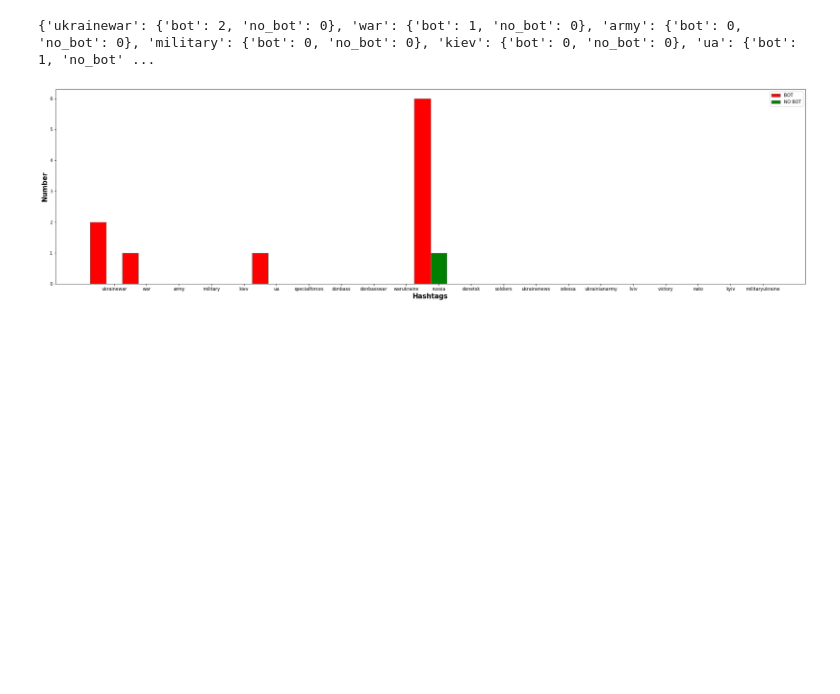
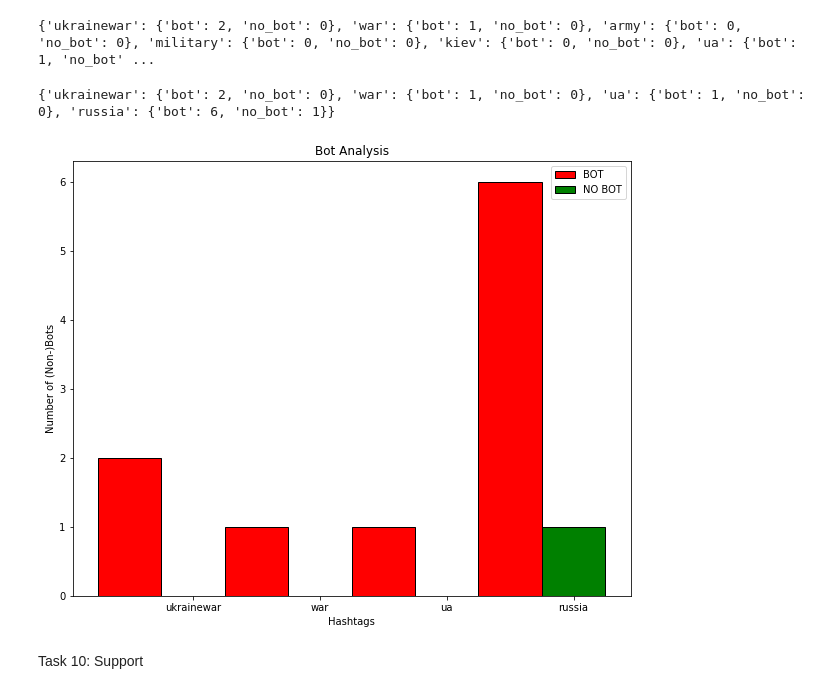
Before and after one commit to benedikt-armbruster/WarTwitterAnalysis, a Jupyter notebook: networkx.ipynb, the cells around one changed output. Drawn from its saved outputs; the diff is of its cells as text; code cells hidden in the pictures; blank space fills up the shorter version.

```diff
--- a/networkx.ipynb
+++ b/networkx.ipynb
@@ -256,7 +268,7 @@ bom = botometer.Botometer(wait_on_ratelimit=True,
 
 accounts = [key for (key,value) in list_of_usernames.items()]
 
-sample = random.choices(accounts, k=10)
+sample = random.choices(accounts, k=500)
 sample_at = [''.join(['@', s]) for s in sample]
 
 results = bom.check_accounts_in(sample_at)
@@ -309,36 +321,44 @@ for key in hashtag_bot.keys():
 print(hashtag_bot_dict)
 # %% [output]
 {'ukrainewar': {'bot': 2, 'no_bot': 0}, 'war': {'bot': 1, 'no_bot': 0}, 'army': {'bot': 0, 'no_bot': 0}, 'military': {'bot': 0, 'no_bot': 0}, 'kiev': {'bot': 0, 'no_bot': 0}, 'ua': {'bot': 1, 'no_bot' ...
+# %%
+hashtag_bot_dict_short = {key: value for key, value in hashtag_bot_dict.items() if hashtag_bot_dict[key]['bot'] > 0 or hashtag_bot_dict[key]['no_bot'] > 0}
+print(hashtag_bot_dict_short)
+# %% [output]
+{'ukrainewar': {'bot': 2, 'no_bot': 0}, 'war': {'bot': 1, 'no_bot': 0}, 'ua': {'bot': 1, 'no_bot': 0}, 'russia': {'bot': 6, 'no_bot': 1}}
 # %%
 import matplotlib.pyplot as plt
 import numpy as np
 
 # set width of bar
 barWidth = 0.5
-fig = plt.subplots(figsize =(30, 8))
+fig = plt.subplots(figsize =(10, 8))
 
 # set height of bar
-x = hashtag_bot_dict.keys()
-BOT = [x['bot'] for x in hashtag_bot_dict.values()]
-NO_BOT = [x['no_bot'] for x in hashtag_bot_dict.values()]
+x = hashtag_bot_dict_short.keys()
+BOT = [x['bot'] for x in hashtag_bot_dict_short.values()]
+NO_BOT = [x['no_bot'] for x in hashtag_bot_dict_short.values()]
 
 # Set position of bar on X axis
 br1 = np.arange(len(BOT))
 br2 = [x + barWidth for x in br1]
 
 # Make the plot
 plt.bar(br1, BOT, color ='r', width = barWidth,
-        edgecolor ='grey', label ='BOT')
+        edgecolor ='black', label ='BOT')
 plt.bar(br2, NO_BOT, color ='g', width = barWidth,
-        edgecolor ='grey', label ='NO BOT')
+        edgecolor ='black', label ='NO BOT')
 
 # Adding Xticks
-plt.xlabel('Hashtags', fontweight ='bold', fontsize = 15)
-plt.ylabel('Number', fontweight ='bold', fontsize = 15)
+plt.title('Bot Analysis')
+plt.xlabel('Hashtags')
+plt.ylabel('Number of (Non-)Bots')
 plt.xticks([r + barWidth for r in range(len(BOT))],
-        [key for key in hashtag_bot_dict.keys()])
+        [key for key in hashtag_bot_dict_short.keys()])
 
 plt.legend()
 plt.show()
 # %% [output]
-[figure, old version]
+[figure, new version]
+# %% [markdown]
+Task 10: Support
```
Also changed, not shown: parts of 7 cells of this notebook, 2 other files.
